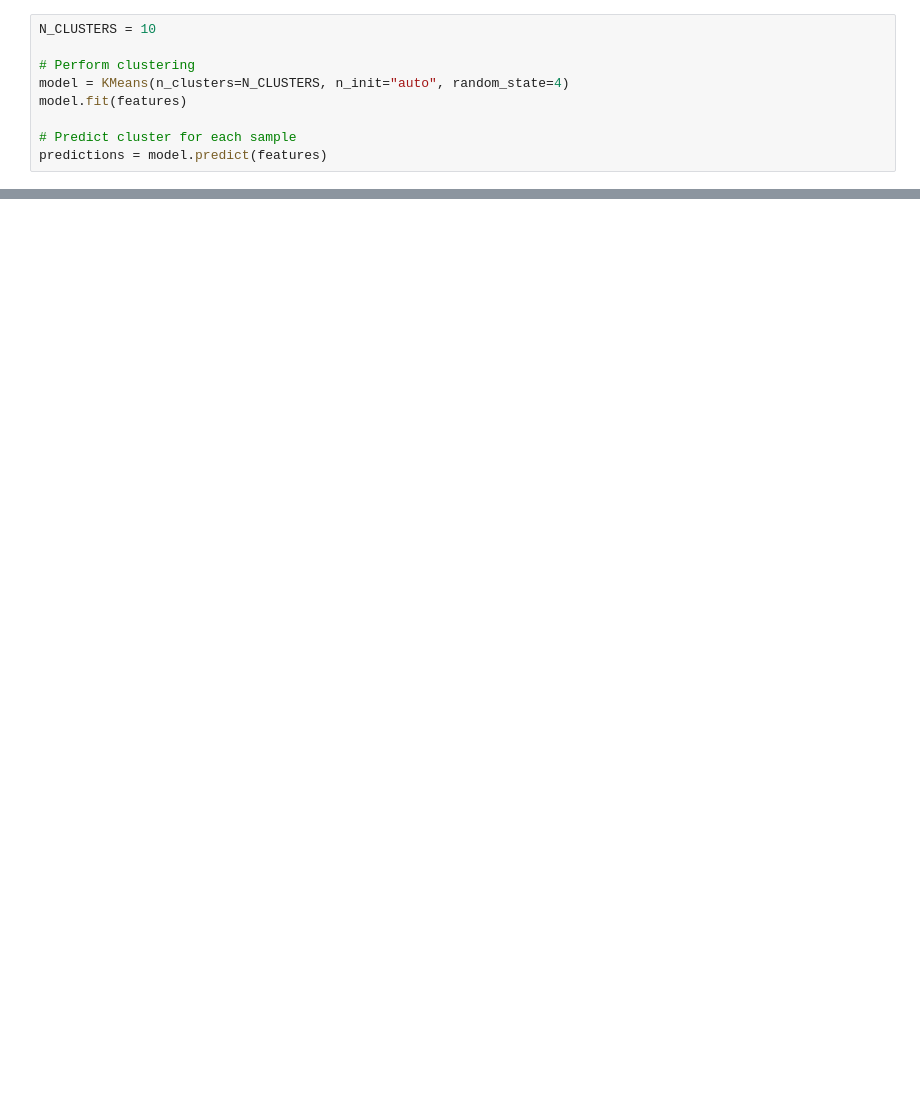
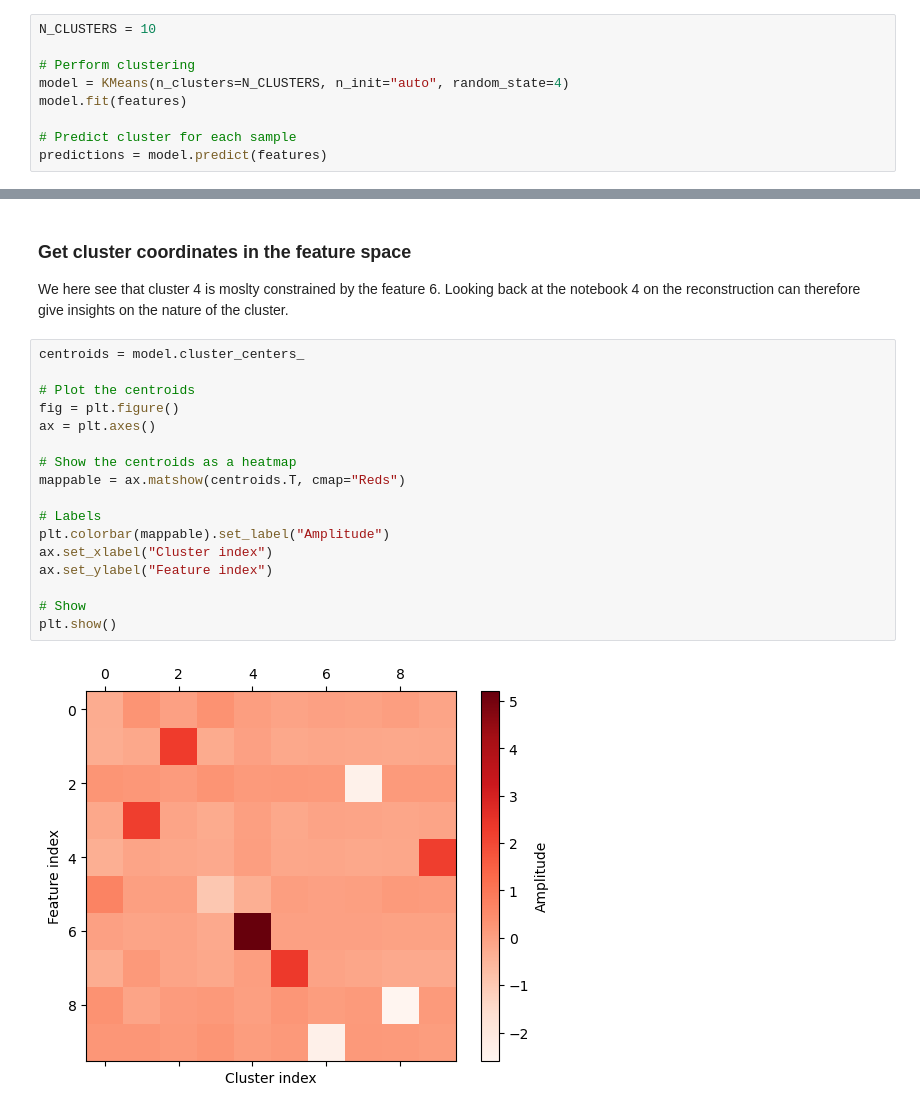
Before and after one commit to scatseisnet/scatseisnet, a Jupyter notebook: docs/source/notebooks/5_clustering.ipynb, the cells around one changed output, grey strips where cells are left out. Cells and saved outputs as stored; diff of their text form; blank space fills up the shorter version.

Commit message:
Clustering is done

```diff
--- a/docs/source/notebooks/5_clustering.ipynb
+++ b/docs/source/notebooks/5_clustering.ipynb
@@ -111,4 +91,27 @@ ax.set_ylabel("Cluster index")
 plt.show()
 # %% [output]
 [figure]
+# %% [markdown]
+### Get cluster coordinates in the feature space
+
+We here see that cluster 4 is moslty constrained by the feature 6. Looking back at the notebook 4 on the reconstruction can therefore give insights on the nature of the cluster.
+# %%
+centroids = model.cluster_centers_
+
+# Plot the centroids
+fig = plt.figure()
+ax = plt.axes()
+
+# Show the centroids as a heatmap
+mappable = ax.matshow(centroids.T, cmap="Reds")
+
+# Labels
+plt.colorbar(mappable).set_label("Amplitude")
+ax.set_xlabel("Cluster index")
+ax.set_ylabel("Feature index")
+
+# Show
+plt.show()
+# %% [output]
+[figure, added]
 # %% [markdown]
```
Also changed, not shown: parts of 10 cells of this notebook, 1 other file.
